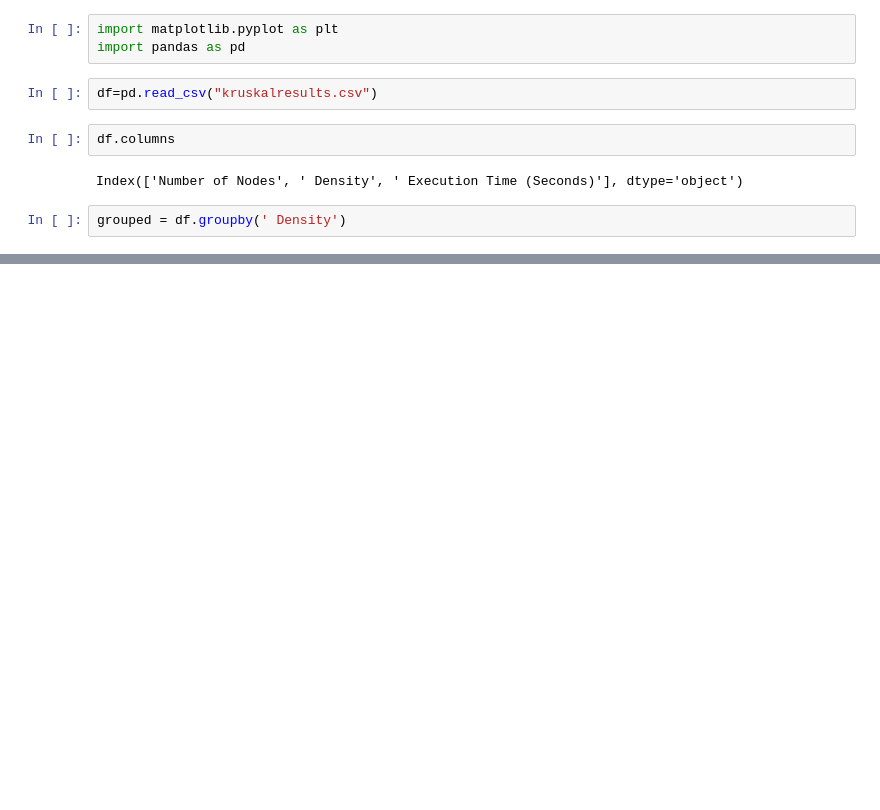
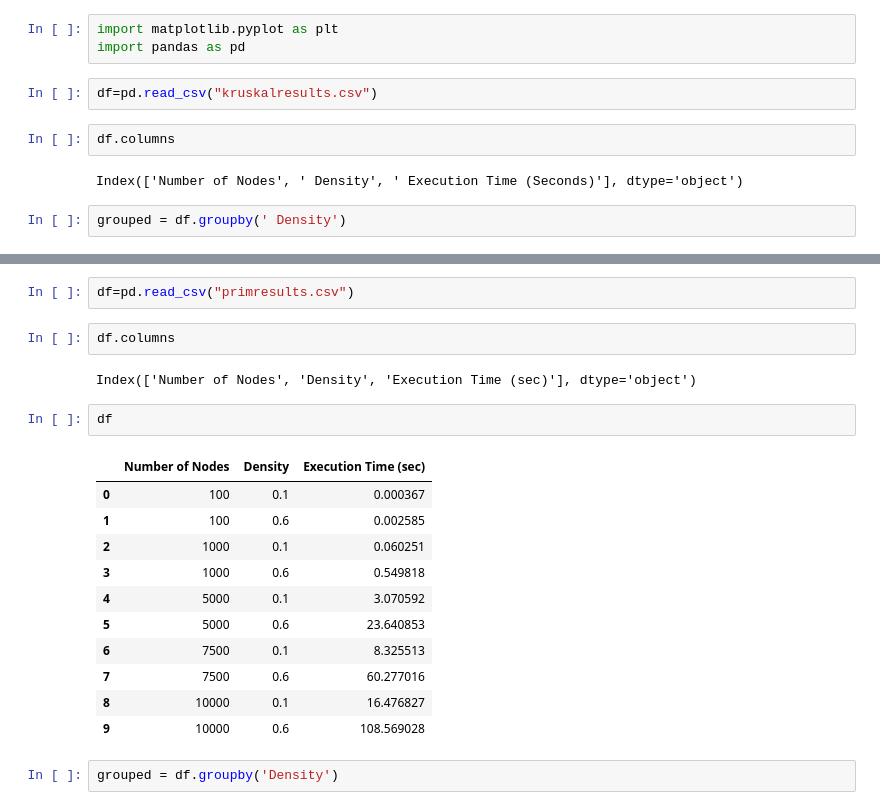
Before and after one commit to MuhammadOwais02/CS478_SemesterProject, a Jupyter notebook: results_visualisations.ipynb, the cells around one changed output, grey strips where cells are left out. Cells and saved outputs as stored; diff of their text form; blank space fills up the shorter version.

```diff
--- a/results_visualisations.ipynb
+++ b/results_visualisations.ipynb
@@ -28,3 +28,25 @@ fig.savefig('./plots/result_visualisations/kruskal_line_graph.png')
 plt.show()
 # %% [output]
 [figure]
+# %%
+df=pd.read_csv("primresults.csv")
+# %%
+df.columns
+# %% [output]
+Index(['Number of Nodes', 'Density', 'Execution Time (sec)'], dtype='object')
+# %%
+df
+# %% [output]
+|  | Number of Nodes | Density | Execution Time (sec) |
+| 0 | 100 | 0.1 | 0.000367 |
+| 1 | 100 | 0.6 | 0.002585 |
+| 2 | 1000 | 0.1 | 0.060251 |
+| 3 | 1000 | 0.6 | 0.549818 |
+| 4 | 5000 | 0.1 | 3.070592 |
+| 5 | 5000 | 0.6 | 23.640853 |
+| 6 | 7500 | 0.1 | 8.325513 |
+| 7 | 7500 | 0.6 | 60.277016 |
+| 8 | 10000 | 0.1 | 16.476827 |
+| 9 | 10000 | 0.6 | 108.569028 |
+# %%
+grouped = df.groupby('Density')
```
Also changed, not shown: parts of 2 cells of this notebook, 14 other files.
